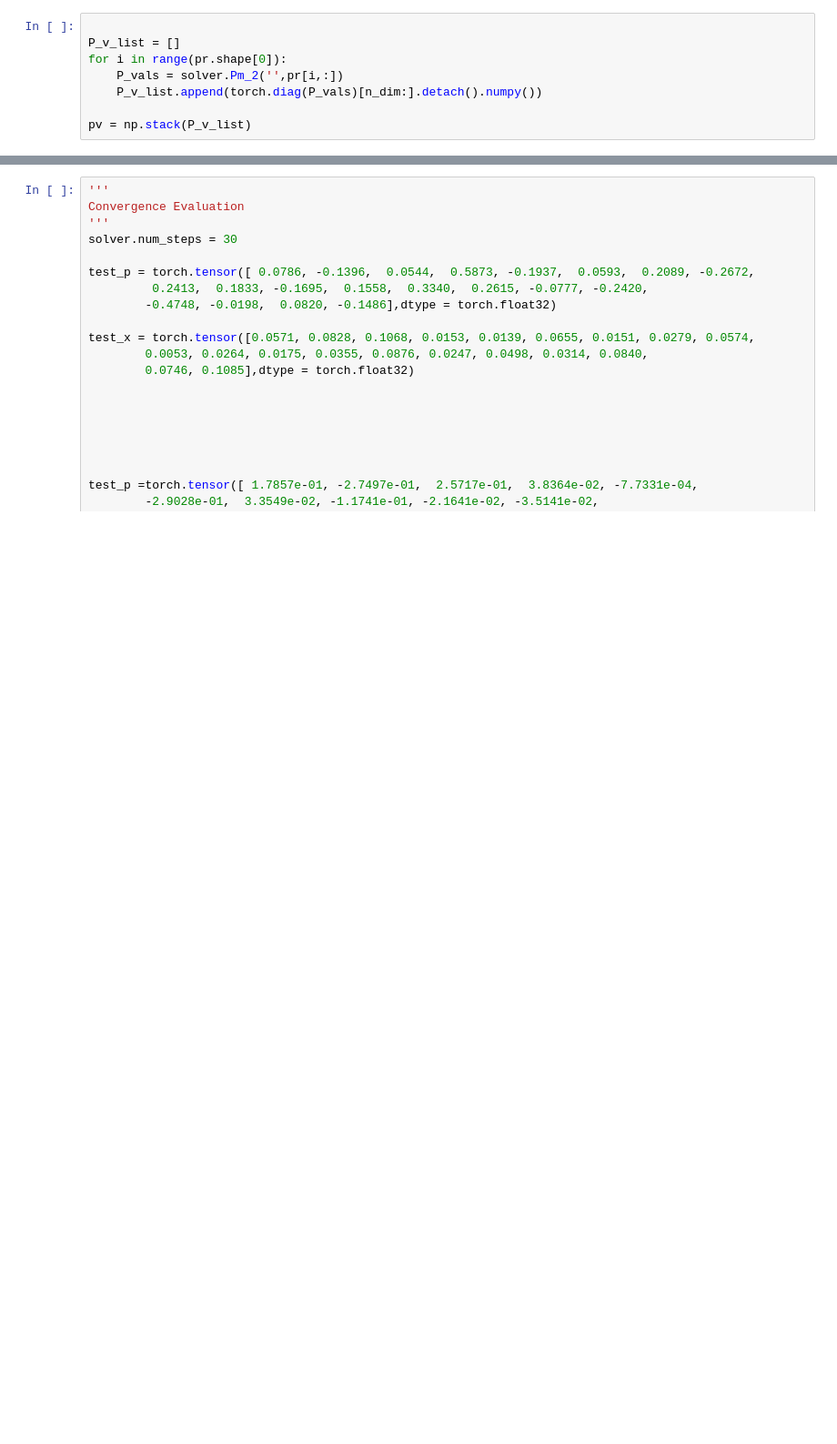
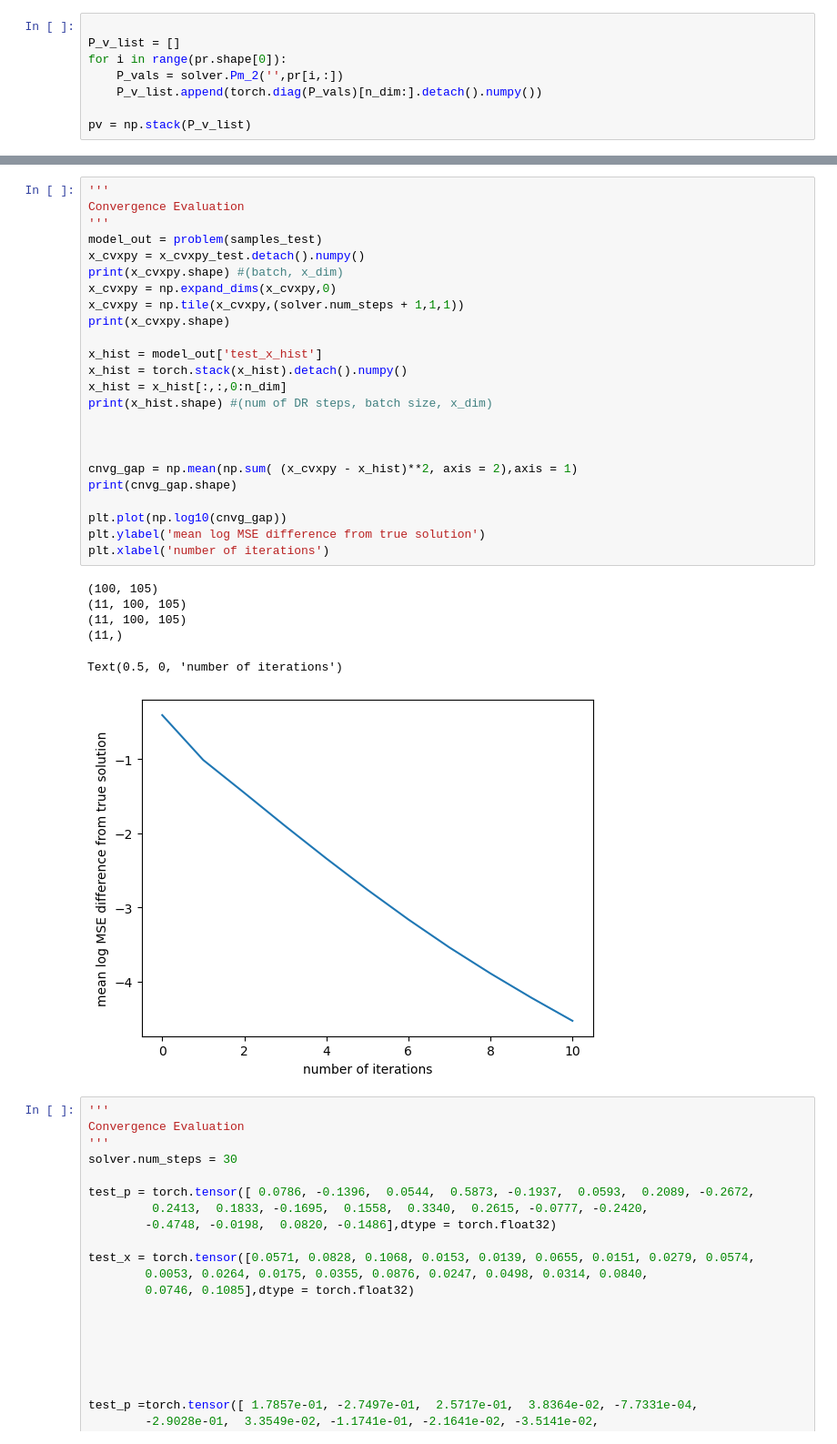
Before and after one commit to pnnl/LOPO, a Jupyter notebook: New_Experiments/portfolio100dim_DR.ipynb, the cells around one changed output, grey strips where cells are left out. Shown at 91% size. Drawn from its saved outputs; the diff is of its cells as text; blank space fills up the shorter version.

Commit message:
updated portfolio problem to look at convergence behavior averaged over test set

```diff
--- a/New_Experiments/portfolio100dim_DR.ipynb
+++ b/New_Experiments/portfolio100dim_DR.ipynb
@@ -479,3 +487,34 @@ for k in range(n_dim):
+# %%
+'''
+Convergence Evaluation
+'''
+model_out = problem(samples_test)
+x_cvxpy = x_cvxpy_test.detach().numpy()
+print(x_cvxpy.shape) #(batch, x_dim)
+x_cvxpy = np.expand_dims(x_cvxpy,0)
+x_cvxpy = np.tile(x_cvxpy,(solver.num_steps + 1,1,1))
+print(x_cvxpy.shape)
+
+x_hist = model_out['test_x_hist']
+x_hist = torch.stack(x_hist).detach().numpy()
+x_hist = x_hist[:,:,0:n_dim]
+print(x_hist.shape) #(num of DR steps, batch size, x_dim)
+
+
+
+cnvg_gap = np.mean(np.sum( (x_cvxpy - x_hist)**2, axis = 2),axis = 1)
+print(cnvg_gap.shape)
+
+plt.plot(np.log10(cnvg_gap))
+plt.ylabel('mean log MSE difference from true solution')
+plt.xlabel('number of iterations')
+# %% [output]
+(100, 105)
+(11, 100, 105)
+(11, 100, 105)
+(11,)
+Text(0.5, 0, 'number of iterations')
+[figure, added]
 # %%
 '''
 Convergence Evaluation
```
Also changed, not shown: parts of 11 cells of this notebook, 2 other files.
